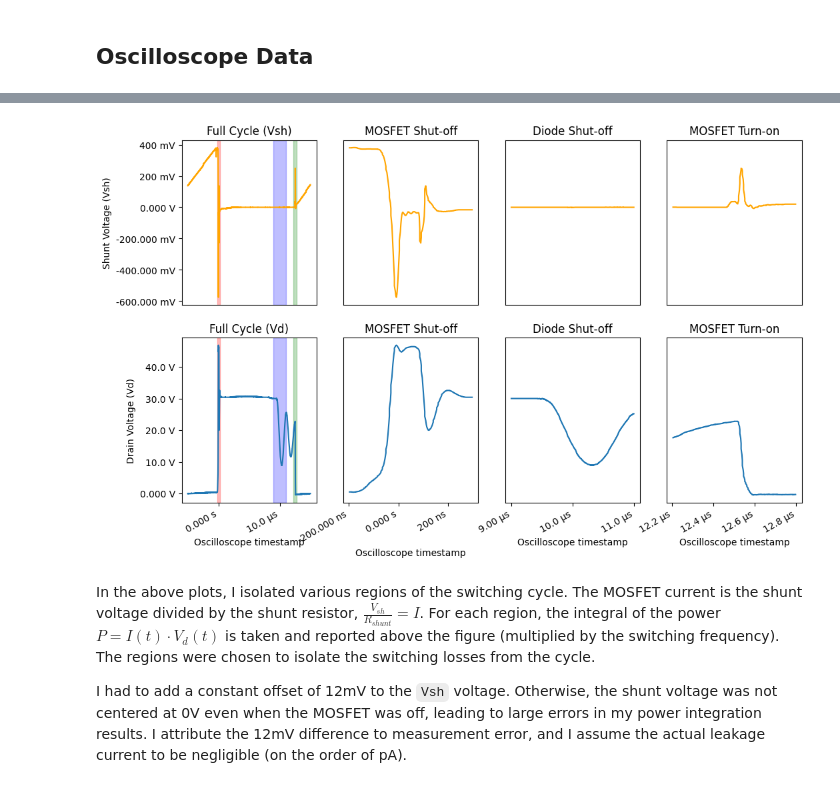
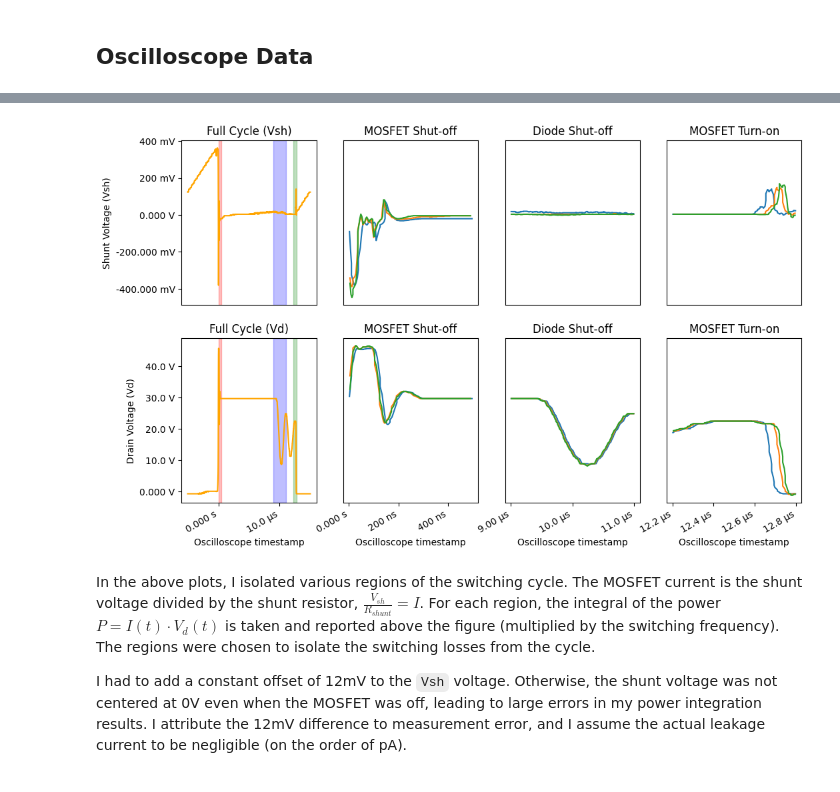
Before and after one commit to ianeyk/power-electronics, a Jupyter notebook: Lab 12/Lab12_report.ipynb, the cells around one changed output, grey strips where cells are left out. Drawn from its saved outputs; the diff is of its cells as text; code cells hidden in the pictures.

Commit message:
finish close-up data plotting for lab 12

```diff
--- a/Lab 12/Lab12_report.ipynb
+++ b/Lab 12/Lab12_report.ipynb
@@ -93,10 +142,0 @@ Above are the shunt and drain voltage waveforms. The most relevant feature is th
-# %%
-fig, (ax1, ax2) = plt.subplots(nrows = 1, ncols = 2, sharex = False, sharey = False, figsize = (12, 4))
-fig.autofmt_xdate()
-helper.axes_labels("Input Voltage (Vg)", "V", "Peak Shunt Voltage (Vsh)", "V", title = "Peak Shunt Voltage Reached", ax = ax1)
-ax1.scatter(power_measurements["Vg (V)"], max_vsh, color = "orange", label = "Peak Shunt Voltage (Vsh)")
-ax1.legend(loc = "lower right")
-
-helper.axes_labels("Input Voltage (Vg)", "V", "Peak MOSFET Drain Voltage (Vd)", "V", title = "Peak MOSFET Drain Voltage Reached", ax = ax2)
-ax2.scatter(power_measurements["Vg (V)"], max_vd, label = "Peak Drain Voltage (Vd)")
-ax2.legend(loc = "lower right")
@@ -112,8 +143,9 @@ The peak MOSFET drain voltage is linearly related to the input voltage with a sl
 # %%
-def plot_regions(cycle_ts, cycle_ts_name, switch_off_ts, switch_off_ts_name, diode_off_ts, diode_off_ts_name, switch_on_ts, switch_on_ts_name):
+def plot_regions(cycle_ts, cycle_ts_name, switch_off_ts, switch_off_ts_name, diode_off_ts, diode_off_ts_name, switch_on_ts, switch_on_ts_name, my_axes = None, filename = "oscilloscope_data/NewFile7.csv", time_shift = 0):
 
-    (df_18V, tspan, tstep) = helper.read_rigol_csv(f"oscilloscope_data/{filenames[0]}.csv", ch1 = "Vsh", ch2 = "Vd")
+    (df_18V, tspan, tstep) = helper.read_rigol_csv(filename, ch1 = "Vsh", ch2 = "Vd", ch3 = "Vg", ch4 = "Vgdr")
     df_18V["Vsh"] = df_18V["Vsh"] + 12e-3 # V measuring offset
+    df_18V["t"] = df_18V["t"] + time_shift
 
     df_zoom           = df_18V[(df_18V["t"] > cycle_ts[0]) & (df_18V["t"] < cycle_ts[1])]
     df_zoom_switch_off = df_18V[(df_18V["t"] > switch_off_ts[0]) & (df_18V["t"] < switch_off_ts[1])]
@@ -121,31 +153,35 @@ def plot_regions(cycle_ts, cycle_ts_name, switch_off_ts, switch_off_ts_name, dio
     df_zoom_switch_on = df_18V[(df_18V["t"] > switch_on_ts[0]) & (df_18V["t"] < switch_on_ts[1])]
 
     my_alpha = 0.25
-    fig, ((ax11, ax12, ax13, ax14), (ax21, ax22, ax23, ax24)) = plt.subplots(nrows = 2, ncols = 4, sharex = False, sharey = False, figsize = (12, 8))
-    fig.autofmt_xdate()
-    helper.axes_labels("Oscilloscope timestamp", "s", "Shunt Voltage (Vsh)", "V", title = cycle_ts_name + " (Vsh)", ax = ax11)
-    ax11.plot(df_zoom["t"], df_zoom["Vsh"], color = "orange")
-    ax11.axvspan(switch_off_ts[0], switch_off_ts[1], color = 'red', alpha = my_alpha)
-    ax11.axvspan(diode_off_ts[0], diode_off_ts[1], color = 'blue', alpha = my_alpha)
-    ax11.axvspan(switch_on_ts[0], switch_on_ts[1], color = 'green', alpha = my_alpha)
+    if my_axes is None:
+        print("My axes are none!!!")
+        fig, your_axes = plt.subplots(nrows = 2, ncols = 4, sharex = False, sharey = False, figsize = (12, 8))
+        ((ax11, ax12, ax13, ax14), (ax21, ax22, ax23, ax24)) = your_axes
+        fig.autofmt_xdate()
+        helper.axes_labels("Oscilloscope timestamp", "s", "Shunt Voltage (Vsh)", "V", title = cycle_ts_name + " (Vsh)", ax = ax11)
+        ax11.plot(df_zoom["t"], df_zoom["Vsh"], color = "orange")
+        ax11.axvspan(switch_off_ts[0], switch_off_ts[1], color = 'red', alpha = my_alpha)
+        ax11.axvspan(diode_off_ts[0], diode_off_ts[1], color = 'blue', alpha = my_alpha)
+        ax11.axvspan(switch_on_ts[0], switch_on_ts[1], color = 'green', alpha = my_alpha)
+
+        helper.axes_labels("Oscilloscope timestamp", "s", "Drain Voltage (Vd)", "V", title = cycle_ts_name + " (Vd)", ax = ax21)
+        ax21.plot(df_zoom["t"], df_zoom["Vd"], color = "orange")
+        ax21.axvspan(switch_off_ts[0], switch_off_ts[1], color = 'red', alpha = my_alpha)
+        ax21.axvspan(diode_off_ts[0], diode_off_ts[1], color = 'blue', alpha = my_alpha)
+        ax21.axvspan(switch_on_ts[0], switch_on_ts[1], color = 'green', alpha = my_alpha)
+    else:
+        ((ax11, ax12, ax13, ax14), (ax21, ax22, ax23, ax24)) = my_axes
 
     helper.axes_labels("Oscilloscope timestamp", "s", "Shunt Voltage (Vsh)", "V", title = switch_off_ts_name, ax = ax12)
-    ax12.plot(df_zoom_switch_off["t"], df_zoom_switch_off["Vsh"], color = "orange")
+    ax12.plot(df_zoom_switch_off["t"], df_zoom_switch_off["Vsh"])
     # ax12.axvline(x = 0e-6, linestyle = "dashed", color = "black")
 
     helper.axes_labels("Oscilloscope timestamp", "s", "Shunt Voltage (Vsh)", "V", title = diode_off_ts_name, ax = ax13)
-    ax13.plot(df_zoom_diode_off["t"], df_zoom_diode_off["Vsh"], color = "orange")
+    ax13.plot(df_zoom_diode_off["t"], df_zoom_diode_off["Vsh"])
 
     helper.axes_labels("Oscilloscope timestamp", "s", "Shunt Voltage (Vsh)", "V", title = switch_on_ts_name, ax = ax14)
-    ax14.plot(df_zoom_switch_on["t"], df_zoom_switch_on["Vsh"], color = "orange")
+    ax14.plot(df_zoom_switch_on["t"], df_zoom_switch_on["Vsh"])
 
-    # fig, (ax21, ax22, ax23, ax24) = plt.subplots(nrows = 1, ncols = 4, sharex = False, sharey = True, figsize = (12, 4))
-    # fig.autofmt_xdate()
-    helper.axes_labels("Oscilloscope timestamp", "s", "Drain Voltage (Vd)", "V", title = cycle_ts_name + " (Vd)", ax = ax21)
-    ax21.plot(df_zoom["t"], df_zoom["Vd"])
-    ax21.axvspan(switch_off_ts[0], switch_off_ts[1], color = 'red', alpha = my_alpha)
-    ax21.axvspan(diode_off_ts[0], diode_off_ts[1], color = 'blue', alpha = my_alpha)
-    ax21.axvspan(switch_on_ts[0], switch_on_ts[1], color = 'green', alpha = my_alpha)
 
     helper.axes_labels("Oscilloscope timestamp", "s", "Drain Voltage (Vd)", "V", title = switch_off_ts_name, ax = ax22)
     ax22.plot(df_zoom_switch_off["t"], df_zoom_switch_off["Vd"])
@@ -171,30 +207,53 @@ def plot_regions(cycle_ts, cycle_ts_name, switch_off_ts, switch_off_ts_name, dio
     ax23.get_yaxis().set_visible(False)
     ax24.get_yaxis().set_visible(False)
 
+    def abs_or_not(x):
+        # return x
+        return np.abs(x)
+
     print("Power Losses")
     print("--------")
     # df_lf_trapz = df_zoom[np.logical_not(np.isnan(df_zoom["Vsh_hf_snub_lf"]))]
-    cycle_switch_area = np.trapz(df_zoom["Vsh"] * df_zoom["Vd"], df_zoom["t"])
+    cycle_switch_area = np.trapz(abs_or_not(df_zoom["Vsh"]) * abs_or_not(df_zoom["Vd"]), df_zoom["t"])
     print(f"{cycle_ts_name} Power Loss:", (cycle_switch_area * units.volt ** 2 * units.second / (0.05 * units.ohm) * 50 * units.kilohertz).to_compact(units.watt))
     print("--------")
-    switch_off_area = np.trapz(df_zoom_switch_off["Vsh"] * df_zoom_switch_off["Vd"], df_zoom_switch_off["t"])
+    switch_off_area = np.trapz(abs_or_not(df_zoom_switch_off["Vsh"]) * abs_or_not(df_zoom_switch_off["Vd"]), df_zoom_switch_off["t"])
     print(f"{switch_off_ts_name} Power Loss:", (switch_off_area * units.volt ** 2 * units.second / (0.05 * units.ohm) * 50 * units.kilohertz).to_compact(units.watt))
-    diode_off_area = np.trapz(df_zoom_diode_off["Vsh"] * df_zoom_diode_off["Vd"], df_zoom_diode_off["t"])
+    diode_off_area = np.trapz(abs_or_not(df_zoom_diode_off["Vsh"]) * abs_or_not(df_zoom_diode_off["Vd"]), df_zoom_diode_off["t"])
     print(f"{diode_off_ts_name} Power Loss:", (diode_off_area * units.volt ** 2 * units.second / (0.05 * units.ohm) * 50 * units.kilohertz).to_compact(units.watt))
-    switch_on_area = np.trapz(df_zoom_switch_on["Vsh"] * df_zoom_switch_on["Vd"], df_zoom_switch_on["t"])
+    switch_on_area = np.trapz(abs_or_not(df_zoom_switch_on["Vsh"]) * abs_or_not(df_zoom_switch_on["Vd"]), df_zoom_switch_on["t"])
     print(f"{switch_on_ts_name} Power Loss:", (switch_on_area * units.volt ** 2 * units.second / (0.05 * units.ohm) * 50 * units.kilohertz).to_compact(units.watt))
-
+    if my_axes is None:
+        return your_axes
+    return my_axes
 
 
 cycle_ts = (-5e-6, 15e-6)
-switch_off_ts = (-0.2e-6, 0.3e-6)
+# switch_off_ts = (-0.2e-6, 0.2e-6)
+switch_off_ts = (-0e-6, 0.5e-6)
 diode_off_ts = (9e-6, 11e-6)
 switch_on_ts = (12.2e-6, 12.8e-6)
 
-plot_regions(
+my_axes = plot_regions(
         cycle_ts = cycle_ts, cycle_ts_name = "Full Cycle",
         switch_off_ts = switch_off_ts, switch_off_ts_name = "MOSFET Shut-off",
         diode_off_ts = diode_off_ts, diode_off_ts_name = "Diode Shut-off",
-        switch_on_ts = switch_on_ts, switch_on_ts_name = "MOSFET Turn-on"
+        switch_on_ts = switch_on_ts, switch_on_ts_name = "MOSFET Turn-on",
+        my_axes = None, filename = "oscilloscope_data/Rgdr_33_Ohm.csv", time_shift = 110e-9
 )
+my_axes = plot_regions(
+        cycle_ts = cycle_ts, cycle_ts_name = "Full Cycle",
+        switch_off_ts = switch_off_ts, switch_off_ts_name = "MOSFET Shut-off",
+        diode_off_ts = diode_off_ts, diode_off_ts_name = "Diode Shut-off",
+        switch_on_ts = switch_on_ts, switch_on_ts_name = "MOSFET Turn-on",
+        my_axes = my_axes, filename = "oscilloscope_data/Rgdr_22_Ohm.csv"
+)
+my_axes = plot_regions(
+        cycle_ts = cycle_ts, cycle_ts_name = "Full Cycle",
+        switch_off_ts = switch_off_ts, switch_off_ts_name = "MOSFET Shut-off",
+        diode_off_ts = diode_off_ts, diode_off_ts_name = "Diode Shut-off",
+        switch_on_ts = switch_on_ts, switch_on_ts_name = "MOSFET Turn-on",
+        my_axes = my_axes, filename = "oscilloscope_data/Rgdr_15_Ohm.csv"
+)
+my_axes = None
 # %% [output]
@@ -208,4 +277,4 @@ MOSFET Turn-on Power Loss: 101.61 mW
-[figure, old version]
+[figure, new version]
 # %% [markdown]
 In the above plots, I isolated various regions of the switching cycle. The MOSFET current is the shunt voltage divided by the shunt resistor, $\frac{V_{sh}}{R_{shunt}} = I$. For each region, the integral of the power $P = I(t) \cdot V_d(t)$ is taken and reported above the figure (multiplied by the switching frequency). The regions were chosen to isolate the switching losses from the cycle.
 
```
Also changed, not shown: parts of 11 cells of this notebook, 4 other files.
